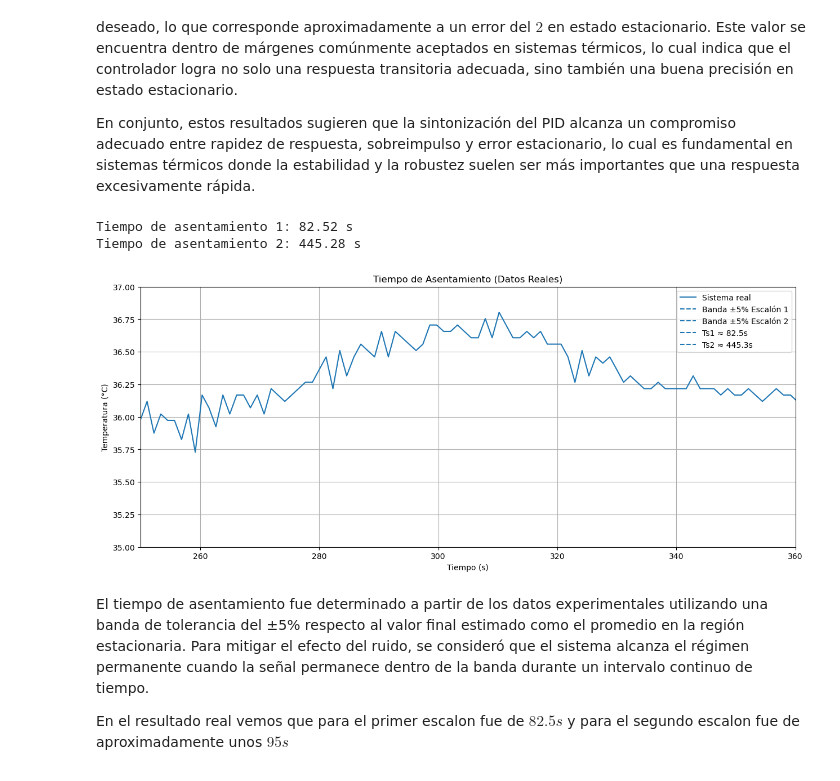
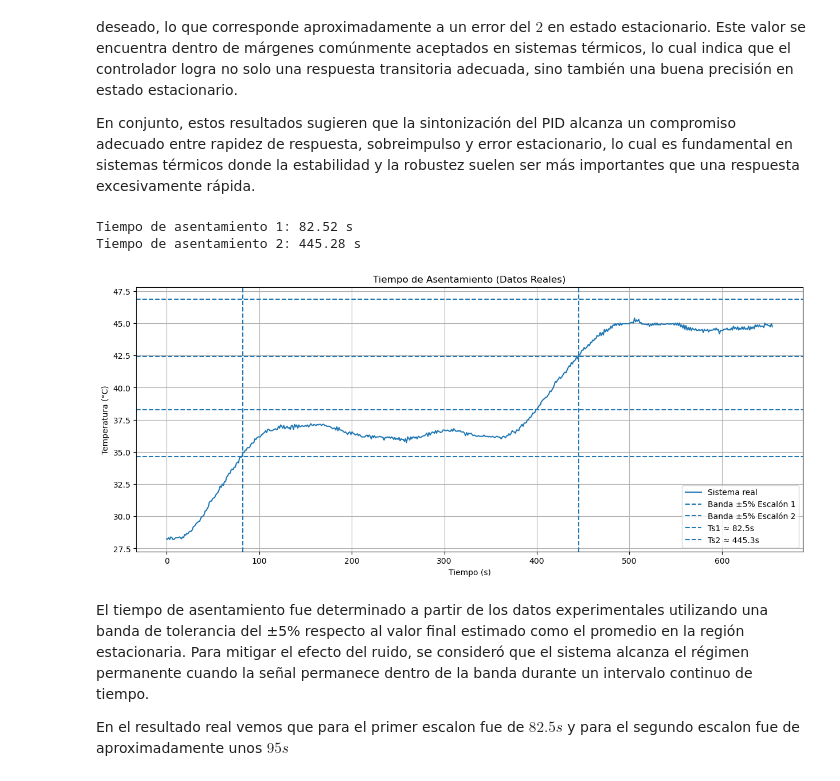
Before and after one commit to navalgoose4/SCL-2026I, a Jupyter notebook: LAB_4/lab_4.ipynb, the cells around one changed output. Cells and saved outputs as stored; diff of their text form; code cells hidden in the pictures.

```diff
--- a/LAB_4/lab_4.ipynb
+++ b/LAB_4/lab_4.ipynb
@@ -368,36 +368,36 @@ print(f"Tiempo de asentamiento 1: {ts1:.2f} s")
 print(f"Tiempo de asentamiento 2: {ts2:.2f} s")
 
 
 # ====== GRÁFICA ======
 plt.figure(figsize=(15,6))
 
 plt.plot(t, y, label='Sistema real')
 
 # Bandas primer escalón
 plt.axhline(yfinal1 + tol1, linestyle='--', label='Banda ±5% Escalón 1')
 plt.axhline(yfinal1 - tol1, linestyle='--')
 
 # Bandas segundo escalón
 plt.axhline(yfinal2 + tol2, linestyle='--', label='Banda ±5% Escalón 2')
 plt.axhline(yfinal2 - tol2, linestyle='--')
 
 # Líneas de asentamiento
 plt.axvline(ts1, linestyle='--', label=f'Ts1 ≈ {ts1:.1f}s')
 plt.axvline(ts2, linestyle='--', label=f'Ts2 ≈ {ts2:.1f}s')
 
 plt.title('Tiempo de Asentamiento (Datos Reales)')
 plt.xlabel('Tiempo (s)')
-plt.xlim(250,360)
-plt.ylim(35,37)
+#plt.xlim(250,360)
+#plt.ylim(35,37)
 plt.ylabel('Temperatura (°C)')
 plt.legend()
 plt.grid()
 
 plt.show()
 # %% [output]
 Tiempo de asentamiento 1: 82.52 s
 Tiempo de asentamiento 2: 445.28 s
-[figure, old version]
+[figure, new version]
 # %% [markdown]
 El tiempo de asentamiento fue determinado a partir de los datos experimentales utilizando una banda de tolerancia del ±5% respecto al valor final estimado como el promedio en la región estacionaria. Para mitigar el efecto del ruido, se consideró que el sistema alcanza el régimen permanente cuando la señal permanece dentro de la banda durante un intervalo continuo de tiempo.
 
```
